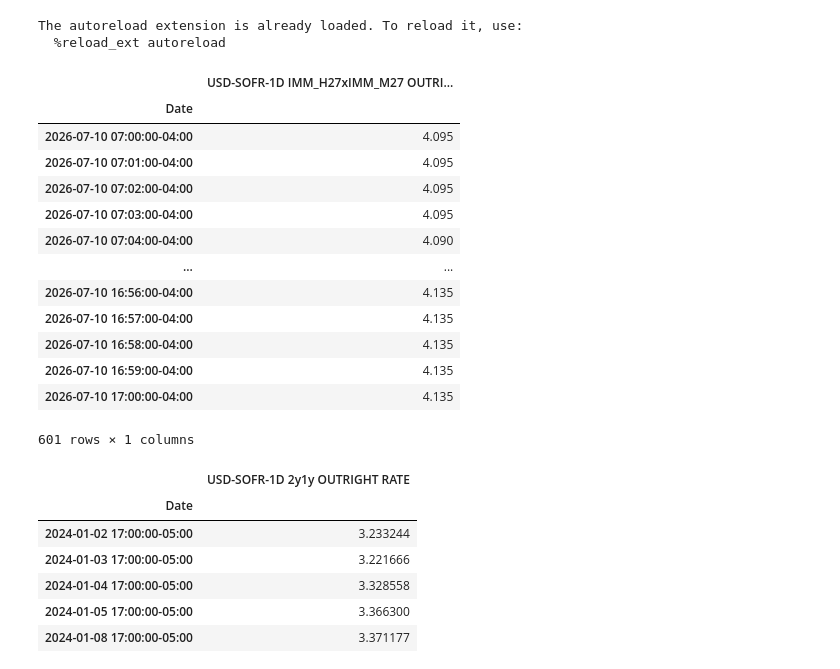
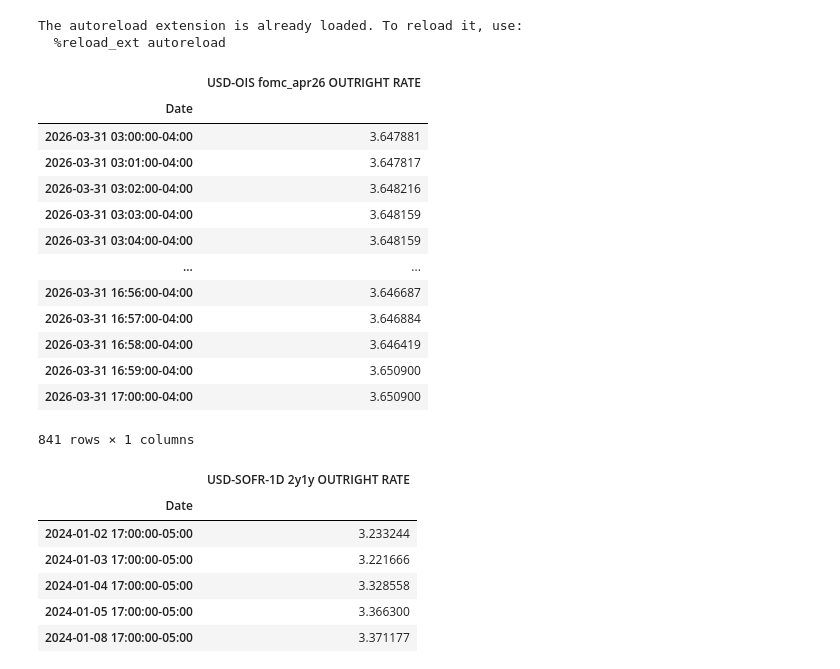
Before and after one commit to yieldcurvemonkey/ARBS, a Jupyter notebook: notebooks/timeseries/intraday_stirf.ipynb, the cells around one changed output. Drawn from its saved outputs; the diff is of its cells as text; code cells hidden in the pictures.

```diff
--- a/notebooks/timeseries/intraday_stirf.ipynb
+++ b/notebooks/timeseries/intraday_stirf.ipynb
@@ -54,57 +54,62 @@ from TB.TimeseriesBuilder import TimeseriesBuilder
 curve_mdp = IRSwapsMDP(source="BARCHART_STIRF-RL")
 ts_builder = TimeseriesBuilder()
 # %%
-start = NYC_tz.localize(datetime.datetime(2026, 7, 10, 7, 00))
-end = NYC_tz.localize(datetime.datetime(2026, 7, 10, 17, 00))
+start = NYC_tz.localize(datetime.datetime(2026, 3, 31, 3, 00))
+end = NYC_tz.localize(datetime.datetime(2026, 3, 31, 17, 00))
 
+# q = UnifiedQuery(
+#     curve="USD-SOFR-1D-Q12STIRT",
+#     tenor="IMM_H27xIMM_M27",
+#     value=UnifiedValue.IRS_RATE,
+# )
 q = UnifiedQuery(
-    curve="USD-SOFR-1D-Q12STIRT",
-    tenor="IMM_H27xIMM_M27",
+    curve="USD-OIS-Q12xM12STIRT-SERFFX-MIX23",
+    tenor="fomc_jul26",
     value=UnifiedValue.IRS_RATE,
 )
 # q1 = UnifiedQuery(
 #     curve="USD-SOFR-1D-Q12STIRT",
 #     tenor="IMM_H27xIMM_M27",
 #     value=UnifiedValue.IRS_RATE,
 # )
 # q2 = UnifiedQuery(
 #     curve="USD-SOFR-1D-Q12STIRT",
 #     tenor="IMM_U27xIMM_Z27",
 #     value=UnifiedValue.IRS_RATE,
 # )
 # q3 = UnifiedQuery(
 #     curve="USD-SOFR-1D-Q12STIRT",
 #     tenor="IMM_U26xIMM_Z26/IMM_H27xIMM_M27/IMM_U27xIMM_Z27",
 #     value=UnifiedValue.IRS_RATE,
 # )
 df = ts_builder.get_timeseries(
     start=start,
     end=end,
     # queries=[q, q1, q2, q3],
     queries=[q,],
     freq="1min",
     n_jobs=12,
     routers={
         "IRS": IRSwapsTB(curve_mdp, show_tqdm=True),
     },
     # ignore_cache_miss=True,
 )
 df
 # %% [output]
-|  | USD-SOFR-1D IMM_H27xIMM_M27 OUTRI... |
+|  | USD-OIS fomc_apr26 OUTRIGHT RATE |
 | Date |  |
-| 2026-07-10 07:00:00-04:00 | 4.095 |
-| 2026-07-10 07:01:00-04:00 | 4.095 |
-| 2026-07-10 07:02:00-04:00 | 4.095 |
-| 2026-07-10 07:03:00-04:00 | 4.095 |
-| 2026-07-10 07:04:00-04:00 | 4.090 |
+| 2026-03-31 03:00:00-04:00 | 3.647881 |
+| 2026-03-31 03:01:00-04:00 | 3.647817 |
+| 2026-03-31 03:02:00-04:00 | 3.648216 |
+| 2026-03-31 03:03:00-04:00 | 3.648159 |
+| 2026-03-31 03:04:00-04:00 | 3.648159 |
 | ... | ... |
-| 2026-07-10 16:56:00-04:00 | 4.135 |
-| 2026-07-10 16:57:00-04:00 | 4.135 |
-| 2026-07-10 16:58:00-04:00 | 4.135 |
-| 2026-07-10 16:59:00-04:00 | 4.135 |
-| 2026-07-10 17:00:00-04:00 | 4.135 |
+| 2026-03-31 16:56:00-04:00 | 3.646687 |
+| 2026-03-31 16:57:00-04:00 | 3.646884 |
+| 2026-03-31 16:58:00-04:00 | 3.646419 |
+| 2026-03-31 16:59:00-04:00 | 3.650900 |
+| 2026-03-31 17:00:00-04:00 | 3.650900 |
-601 rows × 1 columns
+841 rows × 1 columns
 # %%
 plot, fig, ax, ax2, legend = make_secondary_axis_plot(engine="plotly")
 plot(
```
Also changed, not shown: parts of 1 cell of this notebook, 6 other files.
